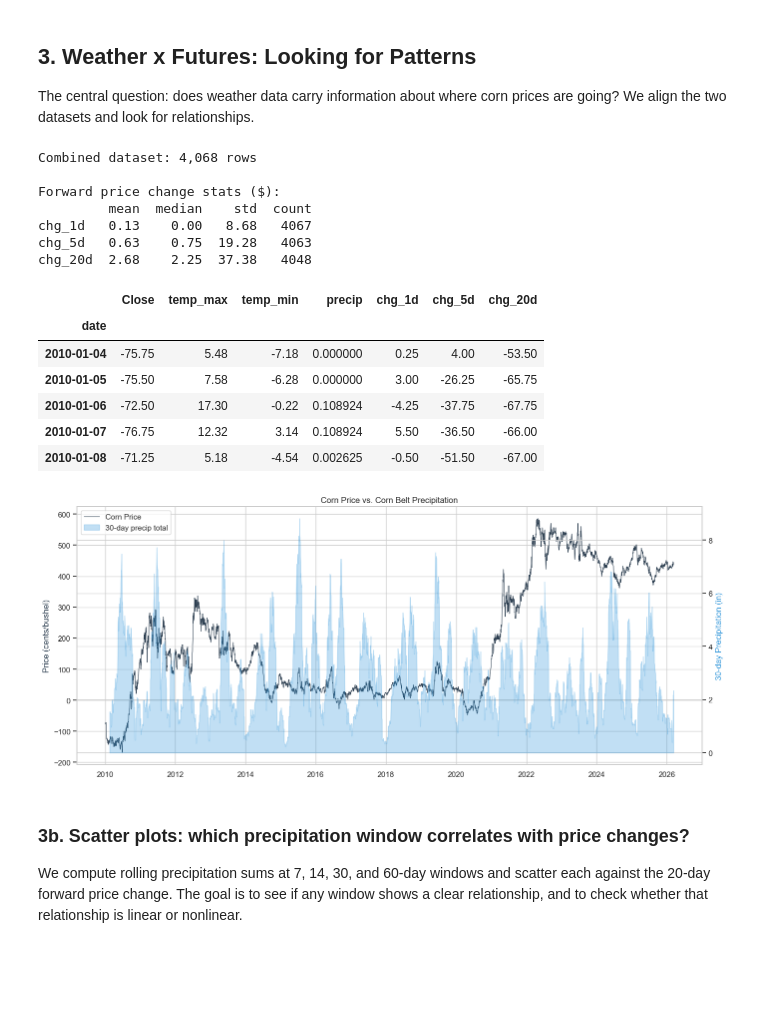
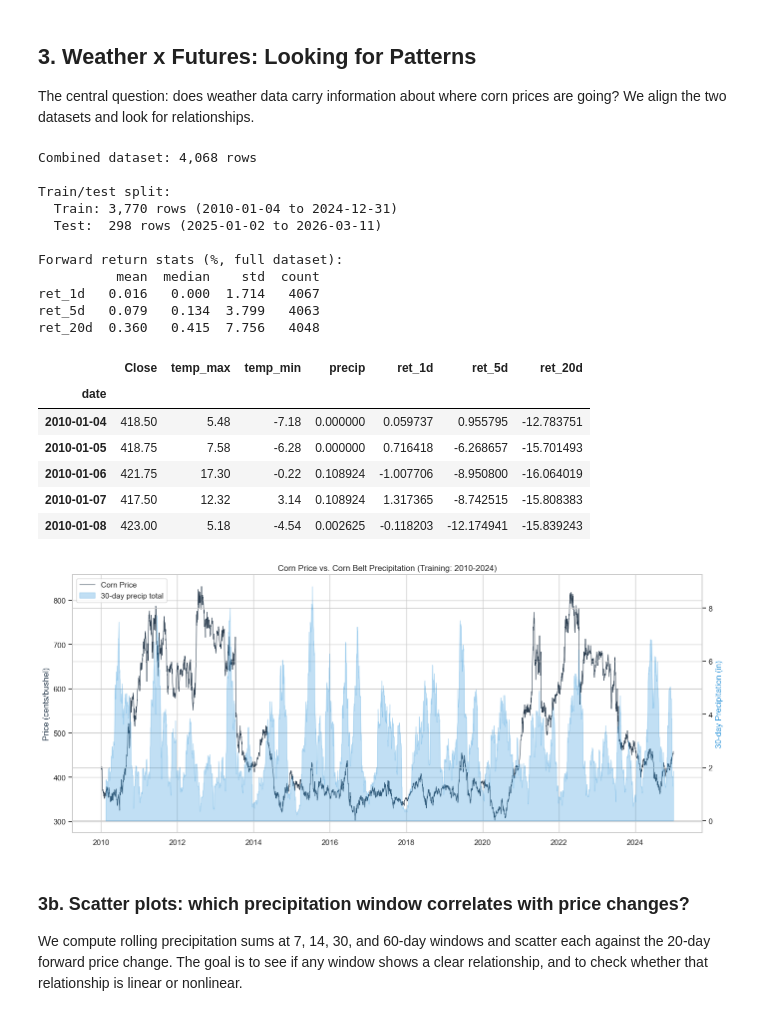
Before and after one commit to sa000/crop_prediction, a Jupyter notebook: eda/strategy_discovery.ipynb, the cells around one changed output. Cells and saved outputs as stored; diff of their text form; code cells hidden in the pictures; blank space fills up the shorter version.

```diff
--- a/eda/strategy_discovery.ipynb
+++ b/eda/strategy_discovery.ipynb
@@ -225,59 +224,71 @@ df = prices[['Close']].copy()
 df = df.join(weather, how='left')
 df[['precip', 'temp_max', 'temp_min']] = df[['precip', 'temp_max', 'temp_min']].ffill()
 
-# Forward price changes in dollars. With Panama-adjusted data, dollar changes
-# (diff) are the correct measure -- they are preserved exactly by the absolute
-# shift method. Percentage returns (pct_change) are distorted and should not
-# be used.
-df['chg_1d'] = df['Close'].diff(1).shift(-1)
-df['chg_5d'] = df['Close'].diff(5).shift(-5)
-df['chg_20d'] = df['Close'].diff(20).shift(-20)
+# Forward returns at different horizons (percentage)
+df['ret_1d'] = (df['Close'].shift(-1) / df['Close'] - 1) * 100
+df['ret_5d'] = (df['Close'].shift(-5) / df['Close'] - 1) * 100
+df['ret_20d'] = (df['Close'].shift(-20) / df['Close'] - 1) * 100
+
+# Train/test split: derive thresholds on 2010-2024, backtest on 2025
+TRAIN_END = '2024-12-31'
+TEST_START = '2025-01-01'
 
 print(f'Combined dataset: {len(df):,} rows')
-print(f'\nForward price change stats ($):')
+print(f'\nTrain/test split:')
+print(f'  Train: {len(df.loc[:TRAIN_END]):,} rows '
+      f'({df.loc[:TRAIN_END].index.min().date()} to {df.loc[:TRAIN_END].index.max().date()})')
+print(f'  Test:  {len(df.loc[TEST_START:]):,} rows '
+      f'({df.loc[TEST_START:].index.min().date()} to {df.loc[TEST_START:].index.max().date()})')
+
+print(f'\nForward return stats (%, full dataset):')
 summary = pd.DataFrame({
-    'mean': df[['chg_1d', 'chg_5d', 'chg_20d']].mean(),
-    'median': df[['chg_1d', 'chg_5d', 'chg_20d']].median(),
-    'std': df[['chg_1d', 'chg_5d', 'chg_20d']].std(),
-    'count': df[['chg_1d', 'chg_5d', 'chg_20d']].count(),
+    'mean': df[['ret_1d', 'ret_5d', 'ret_20d']].mean(),
+    'median': df[['ret_1d', 'ret_5d', 'ret_20d']].median(),
+    'std': df[['ret_1d', 'ret_5d', 'ret_20d']].std(),
+    'count': df[['ret_1d', 'ret_5d', 'ret_20d']].count(),
 })
-print(summary.round(2).to_string())
+print(summary.round(3).to_string())
 df.head()
 # %% [output]
 Combined dataset: 4,068 rows
 
-Forward price change stats ($):
-         mean  median    std  count
-chg_1d   0.13    0.00   8.68   4067
-chg_5d   0.63    0.75  19.28   4063
-chg_20d  2.68    2.25  37.38   4048
+Train/test split:
+  Train: 3,770 rows (2010-01-04 to 2024-12-31)
+  Test:  298 rows (2025-01-02 to 2026-03-11)
+
+Forward return stats (%, full dataset):
+          mean  median    std  count
+ret_1d   0.016   0.000  1.714   4067
+ret_5d   0.079   0.134  3.799   4063
+ret_20d  0.360   0.415  7.756   4048
-|  | Close | temp_max | temp_min | precip | chg_1d | chg_5d | chg_20d |
+|  | Close | temp_max | temp_min | precip | ret_1d | ret_5d | ret_20d |
 | date |  |  |  |  |  |  |  |
-| 2010-01-04 | -75.75 | 5.48 | -7.18 | 0.000000 | 0.25 | 4.00 | -53.50 |
-| 2010-01-05 | -75.50 | 7.58 | -6.28 | 0.000000 | 3.00 | -26.25 | -65.75 |
-| 2010-01-06 | -72.50 | 17.30 | -0.22 | 0.108924 | -4.25 | -37.75 | -67.75 |
-| 2010-01-07 | -76.75 | 12.32 | 3.14 | 0.108924 | 5.50 | -36.50 | -66.00 |
-| 2010-01-08 | -71.25 | 5.18 | -4.54 | 0.002625 | -0.50 | -51.50 | -67.00 |
+| 2010-01-04 | 418.50 | 5.48 | -7.18 | 0.000000 | 0.059737 | 0.955795 | -12.783751 |
+| 2010-01-05 | 418.75 | 7.58 | -6.28 | 0.000000 | 0.716418 | -6.268657 | -15.701493 |
+| 2010-01-06 | 421.75 | 17.30 | -0.22 | 0.108924 | -1.007706 | -8.950800 | -16.064019 |
+| 2010-01-07 | 417.50 | 12.32 | 3.14 | 0.108924 | 1.317365 | -8.742515 | -15.808383 |
+| 2010-01-08 | 423.00 | 5.18 | -4.54 | 0.002625 | -0.118203 | -12.174941 | -15.839243 |
 # %%
 fig, ax1 = plt.subplots(figsize=(14, 6))
 
-ax1.plot(df.index, df['Close'], linewidth=0.8, color='#2c3e50', label='Corn Price')
+train = df.loc[:TRAIN_END]
+ax1.plot(train.index, train['Close'], linewidth=0.8, color='#2c3e50', label='Corn Price')
 ax1.set_ylabel('Price (cents/bushel)', color='#2c3e50')
 
 ax2 = ax1.twinx()
-precip_30d = df['precip'].rolling(30).sum()
-ax2.fill_between(df.index, precip_30d, alpha=0.3, color='#3498db', label='30-day precip total')
+precip_30d = train['precip'].rolling(30).sum()
+ax2.fill_between(train.index, precip_30d, alpha=0.3, color='#3498db', label='30-day precip total')
 ax2.set_ylabel('30-day Precipitation (in)', color='#3498db')
 
-ax1.set_title('Corn Price vs. Corn Belt Precipitation')
+ax1.set_title('Corn Price vs. Corn Belt Precipitation (Training: 2010-2024)')
 lines1, labels1 = ax1.get_legend_handles_labels()
 lines2, labels2 = ax2.get_legend_handles_labels()
 ax1.legend(lines1 + lines2, labels1 + labels2, loc='upper left')
 
 plt.tight_layout()
 plt.show()
 # %% [output]
-[figure, old version]
+[figure, new version]
 # %% [markdown]
 ### 3b. Scatter plots: which precipitation window correlates with price changes?
 
```
Also changed, not shown: parts of 21 cells of this notebook.
